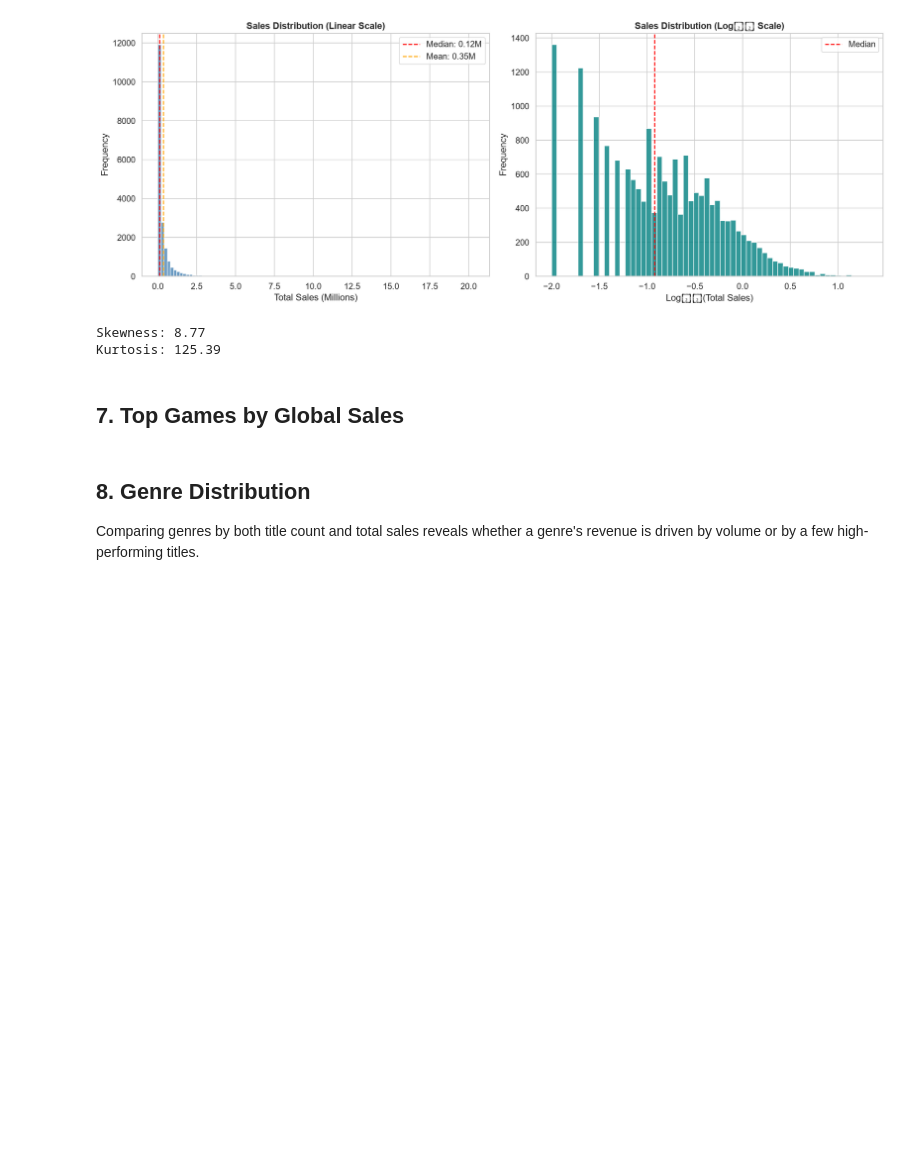
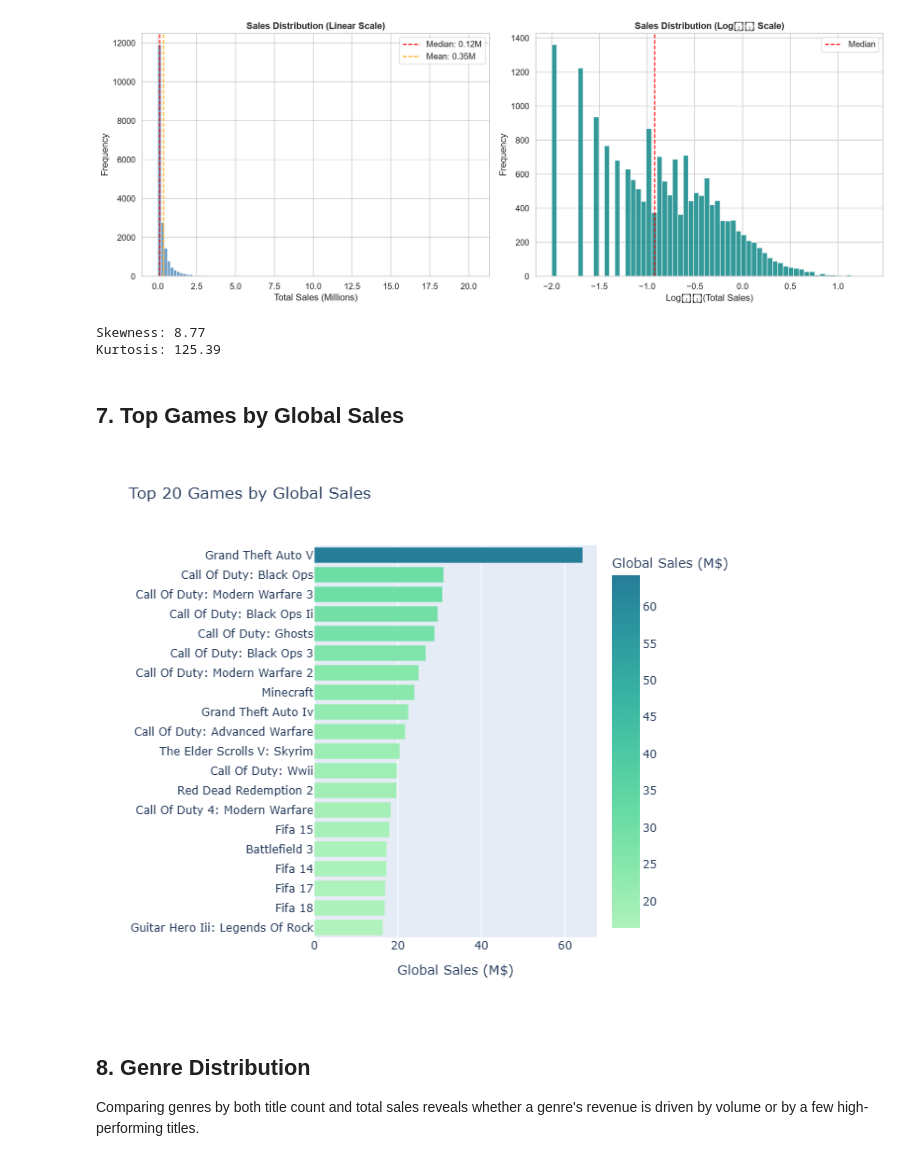
Before and after one commit to MayankAgrawal099/Game_Launch_Intelligence, a Jupyter notebook: Python_Analysis/notebooks/01_cleaning_and_eda.ipynb, the cells around one changed output. Drawn from its saved outputs; the diff is of its cells as text; code cells hidden in the pictures; blank space fills up the shorter version.

Commit message:
implement statistical analysis notebook with comprehensive visualization and report generation

```diff
--- a/Python_Analysis/notebooks/01_cleaning_and_eda.ipynb
+++ b/Python_Analysis/notebooks/01_cleaning_and_eda.ipynb
@@ -290,22 +294,24 @@ Kurtosis: 125.39
 # %%
 top_games = (
     df.groupby('title')['total_sales']
     .sum()
     .sort_values(ascending=False)
     .head(20)
     .reset_index()
 )
 
 fig = px.bar(
     top_games, x='total_sales', y='title',
     orientation='h', color='total_sales',
     color_continuous_scale='Tealgrn',
     labels={'total_sales': 'Global Sales (M$)', 'title': ''},
     title='Top 20 Games by Global Sales'
 )
 fig.update_layout(yaxis={'categoryorder': 'total ascending'}, height=600, showlegend=False)
-fig.write_html(f'{FIGURES_DIR}/top_20_games.html')
+fig.write_image(f'{FIGURES_DIR}/`top_20_games.png', scale=2)
 fig.show()
+# %% [output]
+[figure, added]
 # %% [markdown]
 ## 8. Genre Distribution
 
```
Also changed, not shown: parts of 10 cells of this notebook, 54 other files.
